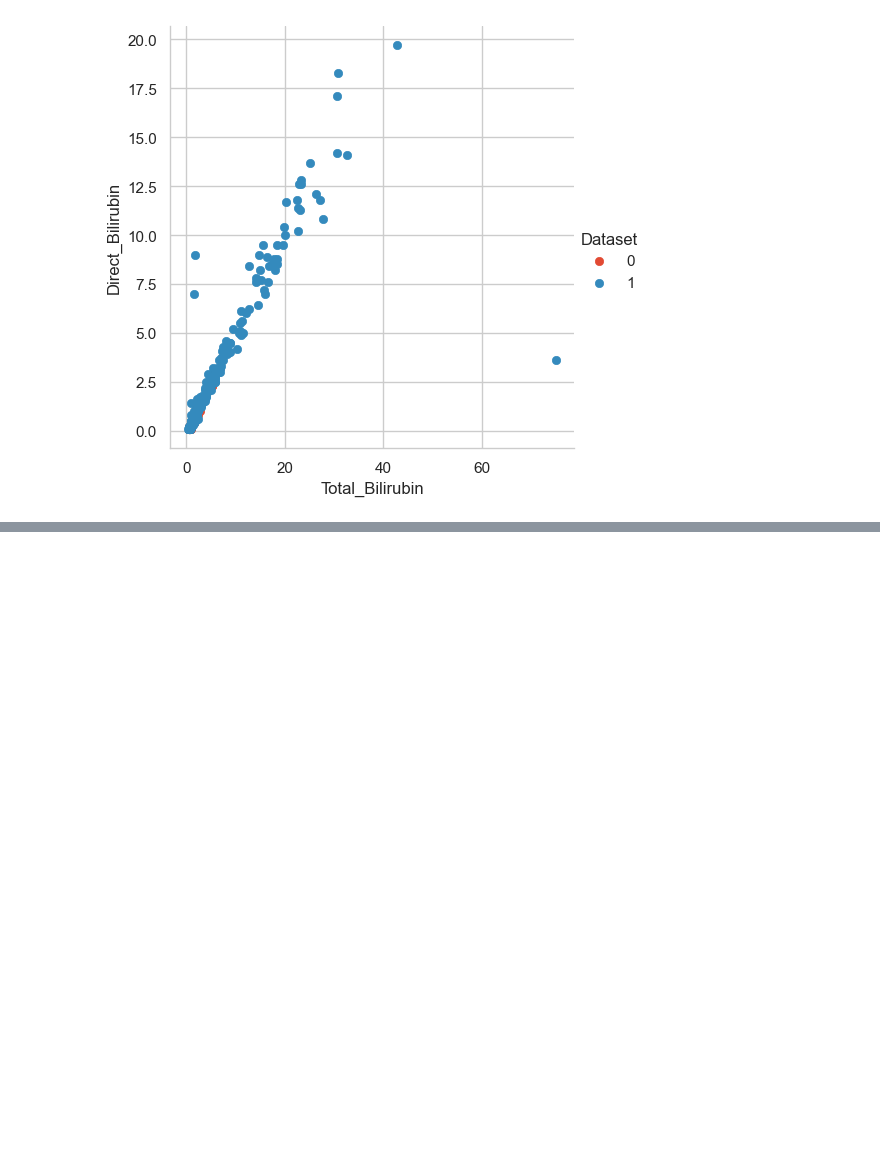
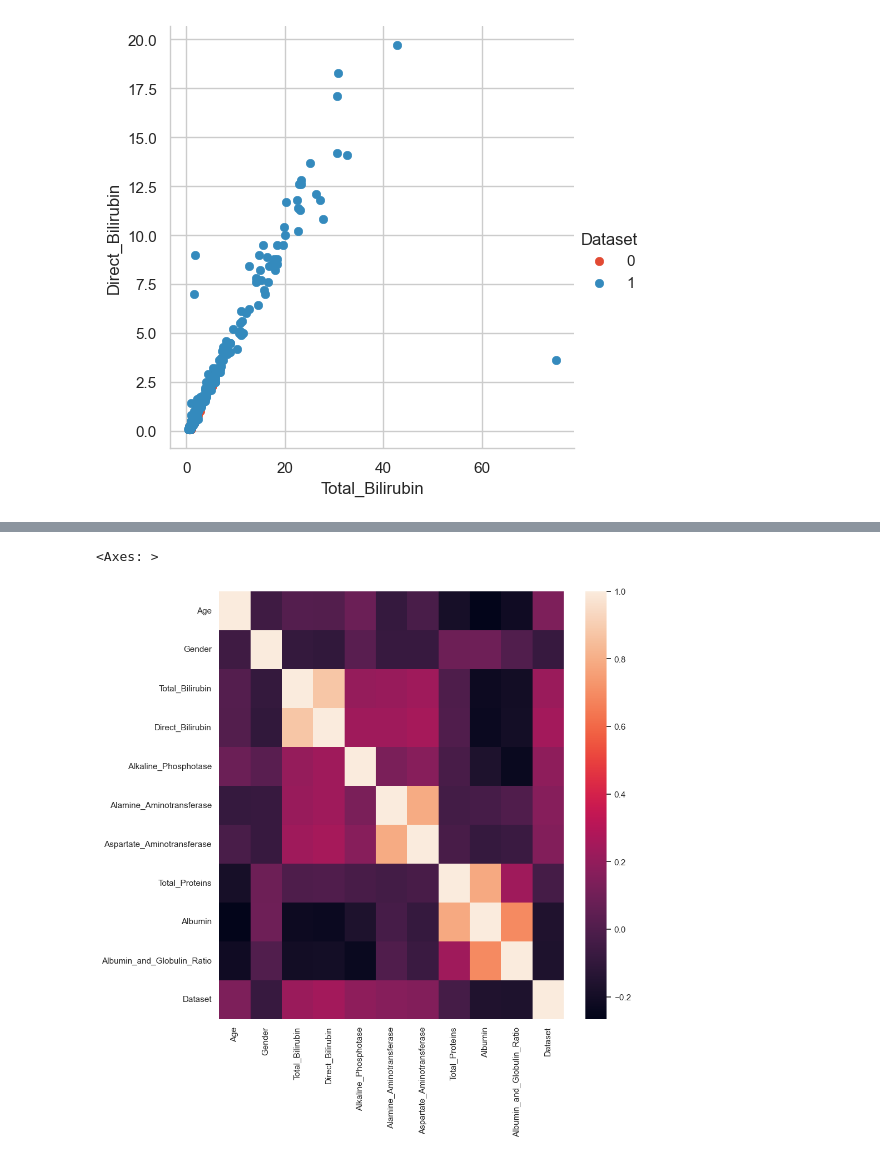
Before and after one commit to mahingaRodin/Disease-Predictor, a Jupyter notebook: modernDP/notebooks/liver.ipynb, the cells around one changed output, grey strips where cells are left out. Cells and saved outputs as stored; diff of their text form; code cells hidden in the pictures; blank space fills up the shorter version.

```diff
--- a/modernDP/notebooks/liver.ipynb
+++ b/modernDP/notebooks/liver.ipynb
@@ -179,0 +216,6 @@ g.map(plt.scatter, 'Total_Bilirubin', 'Direct_Bilirubin').add_legend()
+# %%
+plt.figure(figsize=(10,10))
+sns.heatmap(df.corr())
+# %% [output]
+<Axes: >
+[figure, added]
```
Also changed, not shown: parts of 34 cells of this notebook, 1 other file.
